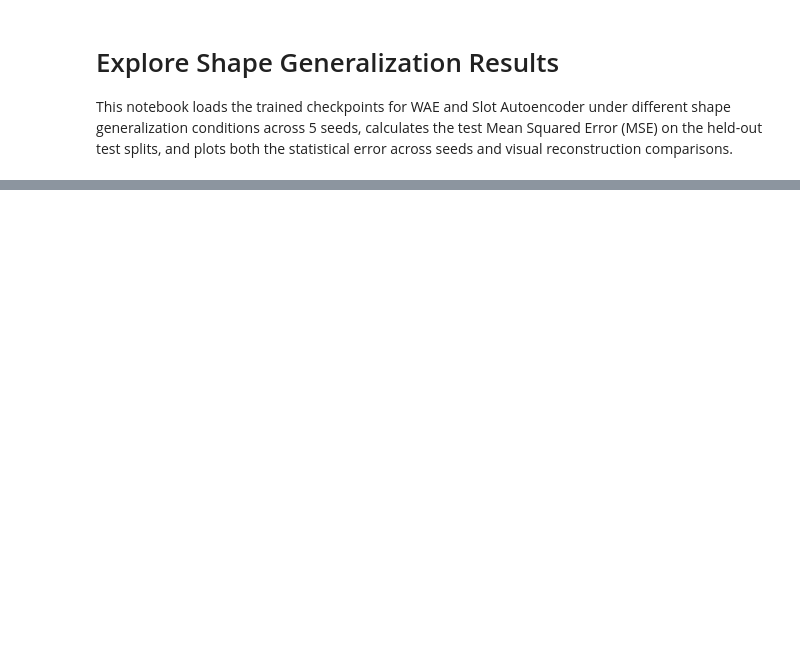
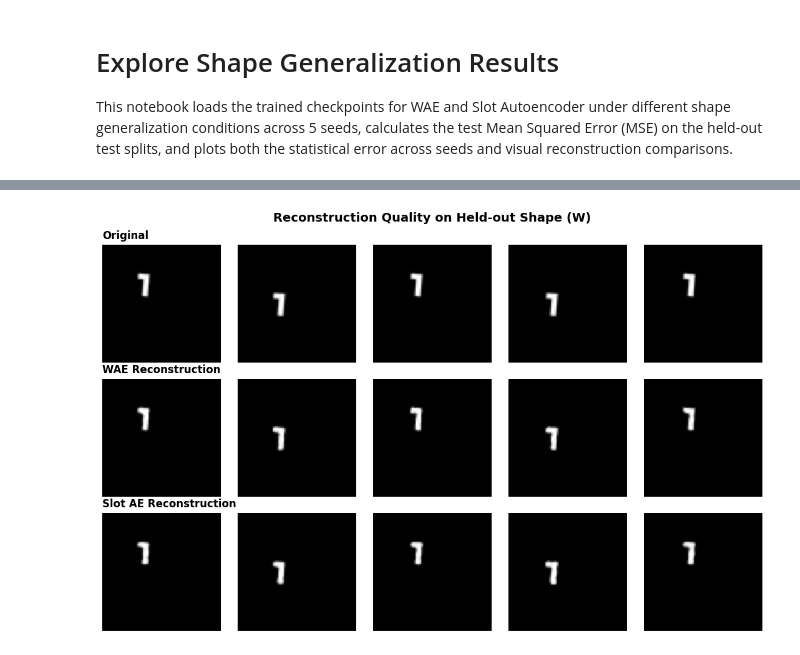
Before and after one commit to miltonllera/ocdm, a Jupyter notebook: notebooks/explore_generalization.ipynb, the cells around one changed output, grey strips where cells are left out. Cells and saved outputs as stored; diff of their text form; code cells hidden in the pictures; blank space fills up the shorter version.

```diff
--- a/notebooks/explore_generalization.ipynb
+++ b/notebooks/explore_generalization.ipynb
@@ -135,14 +162,14 @@ plt.show()
 # %%
 # Visual comparison of reconstructions on a held-out shape (W)
-w_filter = build_filter(Pentominos, "(shape == 8) & (angle >= 180)")
+w_filter = build_filter(Pentominos, "(shape == 2) & (angle >= 180)")
 try:
     w_dataset = Pentominos("data/datasets/pentominos", data_filter=w_filter)
     indices = [0, 10, 20, 30, 40]
     examples = torch.stack([w_dataset[i][0] for i in indices])
 
     # Load models
-    wae_model = load_model_checkpoint('wae', '1_shape', 101)
-    sa_model = load_model_checkpoint('sa', '1_shape', 101)
+    wae_model = load_model_checkpoint('wae', '10_shapes', 101)
+    sa_model = load_model_checkpoint('sa', '10_shapes', 101)
 
     if wae_model is not None and sa_model is not None:
         wae_model.eval()
@@ -161,30 +188,32 @@ try:
         n_examples = len(examples)
         fig, axes = plt.subplots(3, n_examples, figsize=(n_examples * 2.2, 7))
 
         for i in range(n_examples):
             # Original
             axes[0, i].imshow(examples[i].permute(1, 2, 0).numpy(), cmap='gray')
             axes[0, i].axis('off')
             if i == 0:
                 axes[0, i].set_title("Original", loc='left', fontweight='bold')
 
             # WAE
             axes[1, i].imshow(wae_recons[i].permute(1, 2, 0).numpy(), cmap='gray')
             axes[1, i].axis('off')
             if i == 0:
                 axes[1, i].set_title("WAE Reconstruction", loc='left', fontweight='bold')
 
             # SA
             axes[2, i].imshow(sa_recons[i].permute(1, 2, 0).numpy(), cmap='gray')
             axes[2, i].axis('off')
             if i == 0:
                 axes[2, i].set_title("Slot AE Reconstruction", loc='left', fontweight='bold')
 
         plt.suptitle("Reconstruction Quality on Held-out Shape (W)", fontsize=14, fontweight='bold', y=0.98)
         plt.tight_layout()
         plt.savefig("plots/pentominos_reconstruction_comparison.png", dpi=300)
         plt.show()
     else:
         print("Visual reconstructions: Checkpoint files not found. Skipping plot.")
 except Exception as e:
     print(f"Could not plot reconstructions: {e}")
+# %% [output]
+[figure, added]
```
Also changed, not shown: parts of 4 cells of this notebook.
